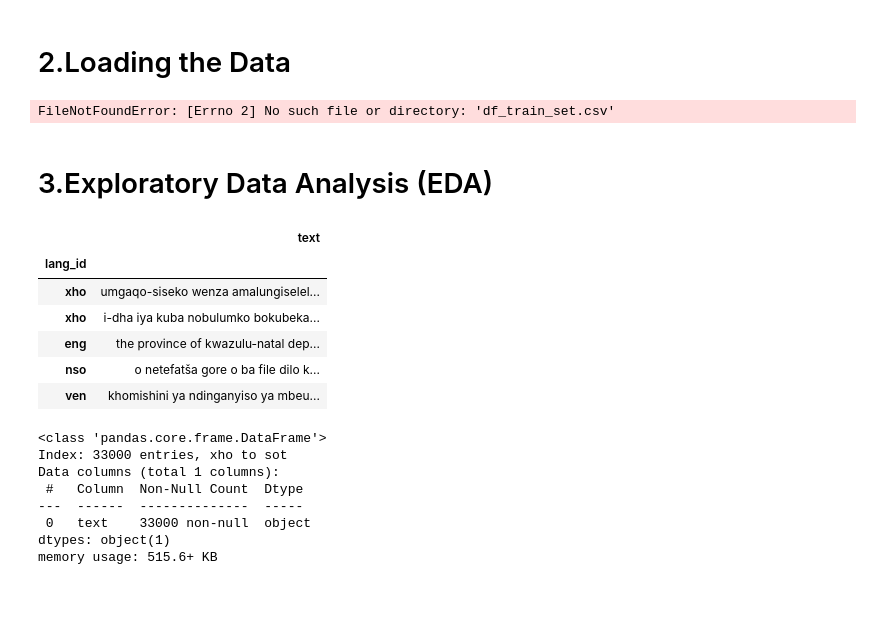
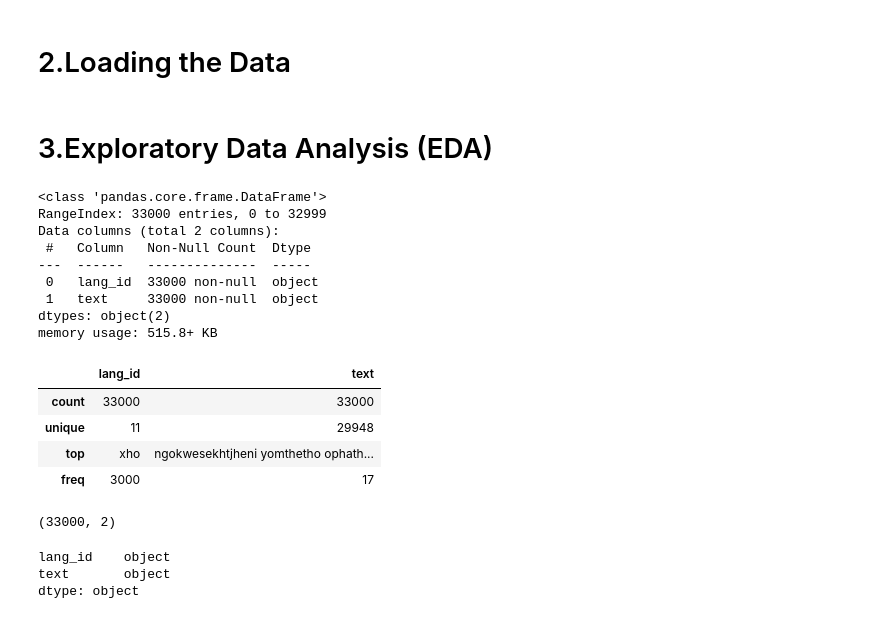
Before and after one commit to Mohau-Khanye/South_African_Identification_Hack_Mohau2023, a Jupyter notebook: Language Identification Hackathon .ipynb, the cells around one changed output. Cells and saved outputs as stored; diff of their text form; code cells hidden in the pictures.

```diff
--- a/Language Identification Hackathon .ipynb
+++ b/Language Identification Hackathon .ipynb
@@ -10,7 +33,4 @@ import seaborn as sns
 # %% [markdown]
 # 2.Loading the Data
 # %%
-df = pd.read_csv('df_train_set.csv', index_col=0)
-df.head()
+train_df = pd.read_csv('train_set.csv')
-# %% [output]
-FileNotFoundError: [Errno 2] No such file or directory: 'df_train_set.csv'
@@ -17,24 +39,32 @@ FileNotFoundError: [Errno 2] No such file or directory: 'df_train_set.csv'
 # %% [markdown]
 # 3.Exploratory Data Analysis (EDA)
 # %%
-df_train = pd.read_csv('C:/Users/Mohau/Downloads/south-african-language-identification-hack-2023/train_set.csv', index_col=0)
-df_train.head()
+train_df.info()
 # %% [output]
-|  | text |
-| lang_id |  |
-| xho | umgaqo-siseko wenza amalungiselel... |
-| xho | i-dha iya kuba nobulumko bokubeka... |
-| eng | the province of kwazulu-natal dep... |
-| nso | o netefatša gore o ba file dilo k... |
-| ven | khomishini ya ndinganyiso ya mbeu... |
+<class 'pandas.core.frame.DataFrame'>
+RangeIndex: 33000 entries, 0 to 32999
+Data columns (total 2 columns):
+ #   Column   Non-Null Count  Dtype
+---  ------   --------------  -----
+ 0   lang_id  33000 non-null  object
+ 1   text     33000 non-null  object
+dtypes: object(2)
+memory usage: 515.8+ KB
-# %%
-df_train.info()
-# %% [output]
-<class 'pandas.core.frame.DataFrame'>
-Index: 33000 entries, xho to sot
-Data columns (total 1 columns):
- #   Column  Non-Null Count  Dtype
----  ------  --------------  -----
- 0   text    33000 non-null  object
-dtypes: object(1)
-memory usage: 515.6+ KB
+# %%
+train_df.describe()
+# %% [output]
+|  | lang_id | text |
+| count | 33000 | 33000 |
+| unique | 11 | 29948 |
+| top | xho | ngokwesekhtjheni yomthetho ophath... |
+| freq | 3000 | 17 |
+# %%
+train_df.shape
+# %% [output]
+(33000, 2)
+# %%
+train_df.dtypes
+# %% [output]
+lang_id    object
+text       object
+dtype: object
```
Also changed, not shown: parts of 7 cells of this notebook.
